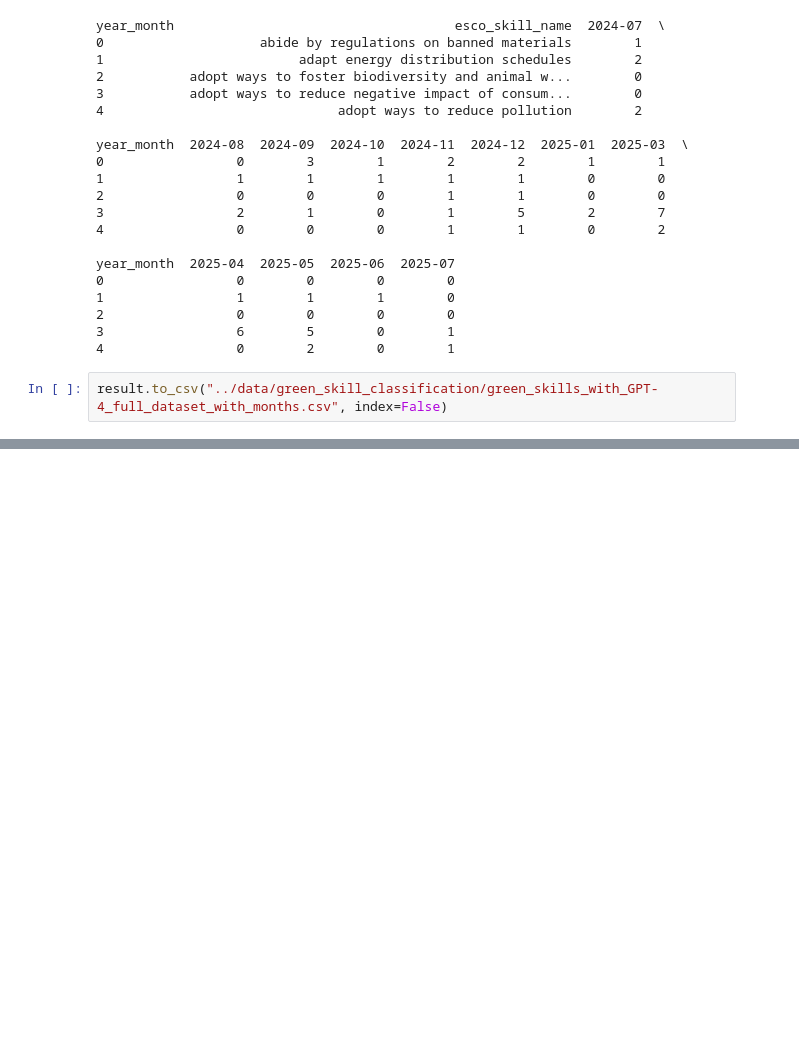
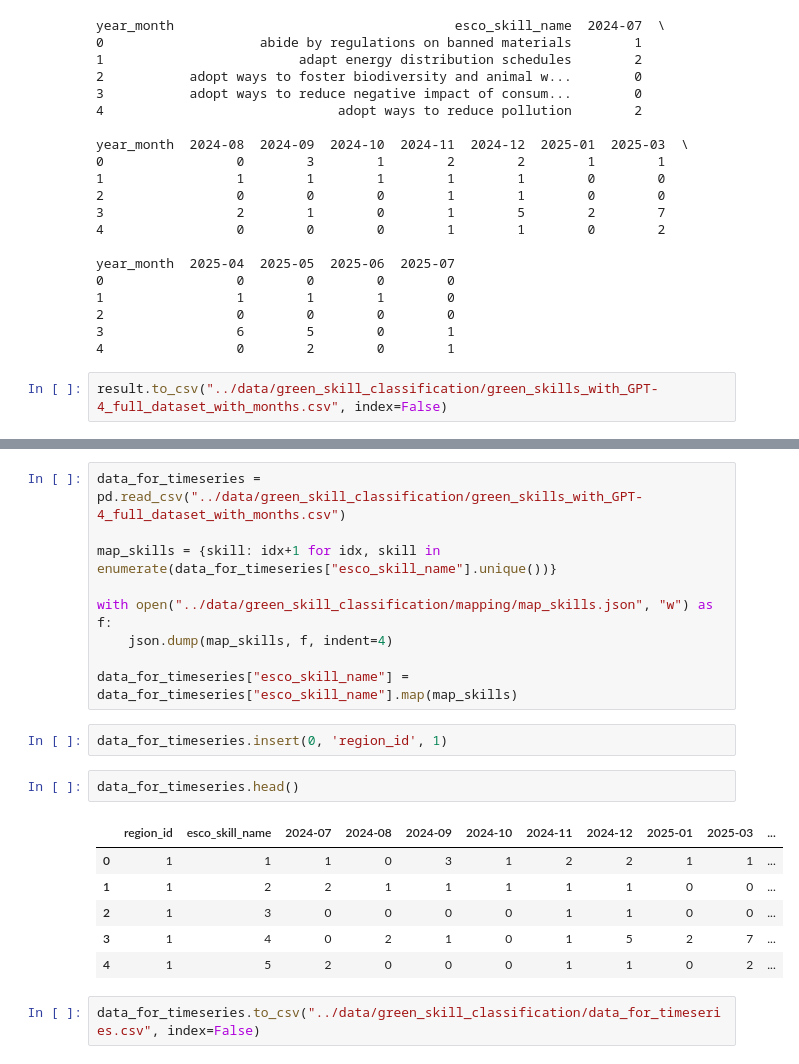
Before and after one commit to JNArrazola/green_skill_RAG_system, a Jupyter notebook: src/0_exploratory_data_analysis.ipynb, the cells around one changed output, grey strips where cells are left out. Saved outputs shown, nothing was run; the diff lists cells and outputs as text; blank space fills up the shorter version.

```diff
--- a/src/0_exploratory_data_analysis.ipynb
+++ b/src/0_exploratory_data_analysis.ipynb
@@ -156,0 +190,22 @@ result.to_csv("../data/green_skill_classification/green_skills_with_GPT-4_full_d
+# %%
+data_for_timeseries = pd.read_csv("../data/green_skill_classification/green_skills_with_GPT-4_full_dataset_with_months.csv")
+
+map_skills = {skill: idx+1 for idx, skill in enumerate(data_for_timeseries["esco_skill_name"].unique())}
+
+with open("../data/green_skill_classification/mapping/map_skills.json", "w") as f:
+    json.dump(map_skills, f, indent=4)
+
+data_for_timeseries["esco_skill_name"] = data_for_timeseries["esco_skill_name"].map(map_skills)
+# %%
+data_for_timeseries.insert(0, 'region_id', 1)
+# %%
+data_for_timeseries.head()
+# %% [output]
+|  | region_id | esco_skill_name | 2024-07 | 2024-08 | 2024-09 | 2024-10 | 2024-11 | 2024-12 | 2025-01 | 2025-03 | ... |
+| 0 | 1 | 1 | 1 | 0 | 3 | 1 | 2 | 2 | 1 | 1 | ... |
+| 1 | 1 | 2 | 2 | 1 | 1 | 1 | 1 | 1 | 0 | 0 | ... |
+| 2 | 1 | 3 | 0 | 0 | 0 | 0 | 1 | 1 | 0 | 0 | ... |
+| 3 | 1 | 4 | 0 | 2 | 1 | 0 | 1 | 5 | 2 | 7 | ... |
+| 4 | 1 | 5 | 2 | 0 | 0 | 0 | 1 | 1 | 0 | 2 | ... |
+# %%
+data_for_timeseries.to_csv("../data/green_skill_classification/data_for_timeseries.csv", index=False)
```
Also changed, not shown: parts of 6 cells of this notebook, 6 other files.
